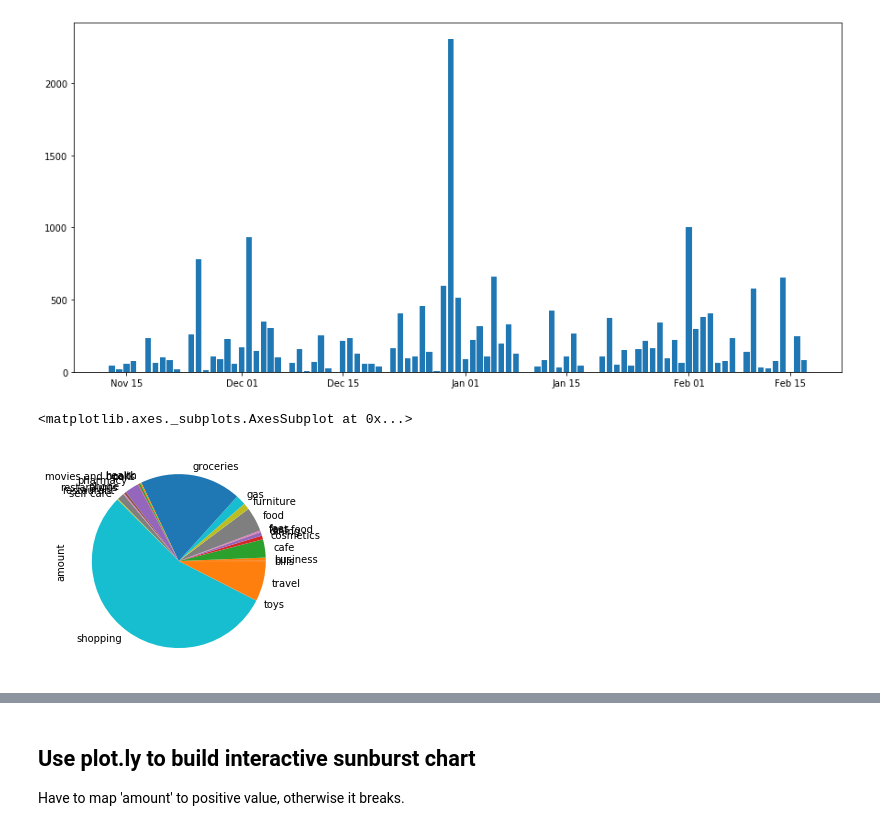
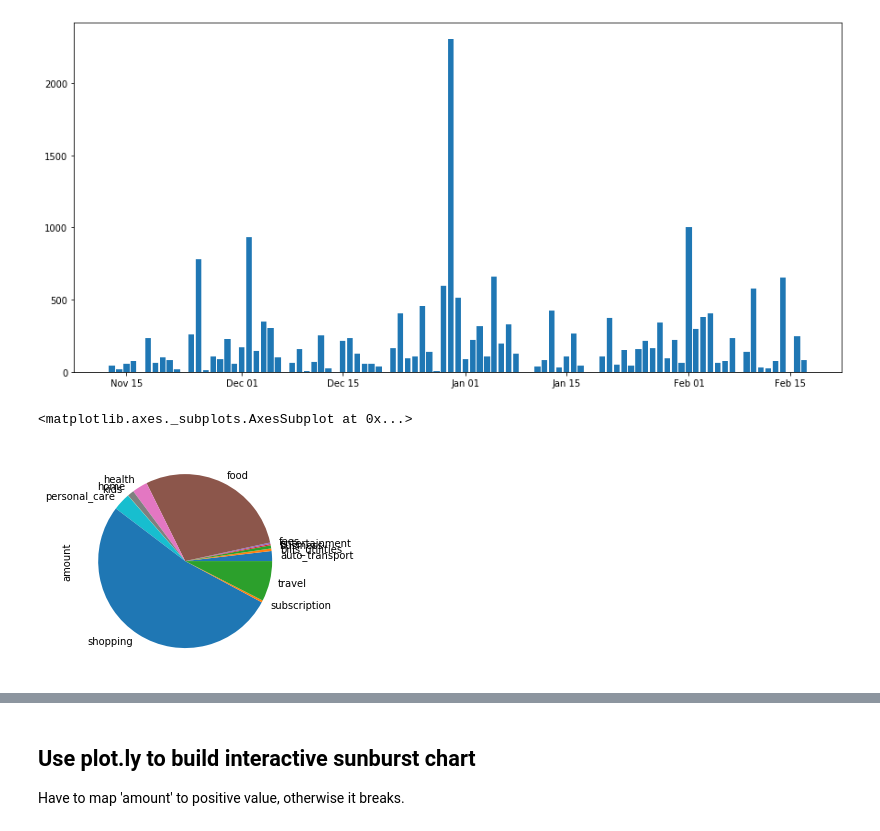
Before and after one commit to romaninozemtsev/personal_finance, a Jupyter notebook: parse_folder.ipynb, the cells around one changed output, grey strips where cells are left out. Drawn from its saved outputs; the diff is of its cells as text; code cells hidden in the pictures.

```diff
--- a/parse_folder.ipynb
+++ b/parse_folder.ipynb
@@ -39,10 +55,10 @@ ax.bar(daily_spendings_df.index, daily_spendings_df['amount'])
 <BarContainer object of 97 artists>
 [figure]
 # %%
-df[df['type']=='debit'].groupby(['category'])['amount'].agg('sum').map(abs).plot(kind='pie')
+df[df['type']=='debit'].groupby(['root_category'])['amount'].agg('sum').map(abs).plot(kind='pie')
 # %% [output]
 <matplotlib.axes._subplots.AxesSubplot at 0x...>
-[figure, old version]
+[figure, new version]
 # %%
 df[df['type']=='debit'].groupby(['merchant'])['amount'].agg('sum').map(abs).plot(kind='pie')
 # %% [output]
```
Also changed, not shown: parts of 9 cells of this notebook, 5 other files.
